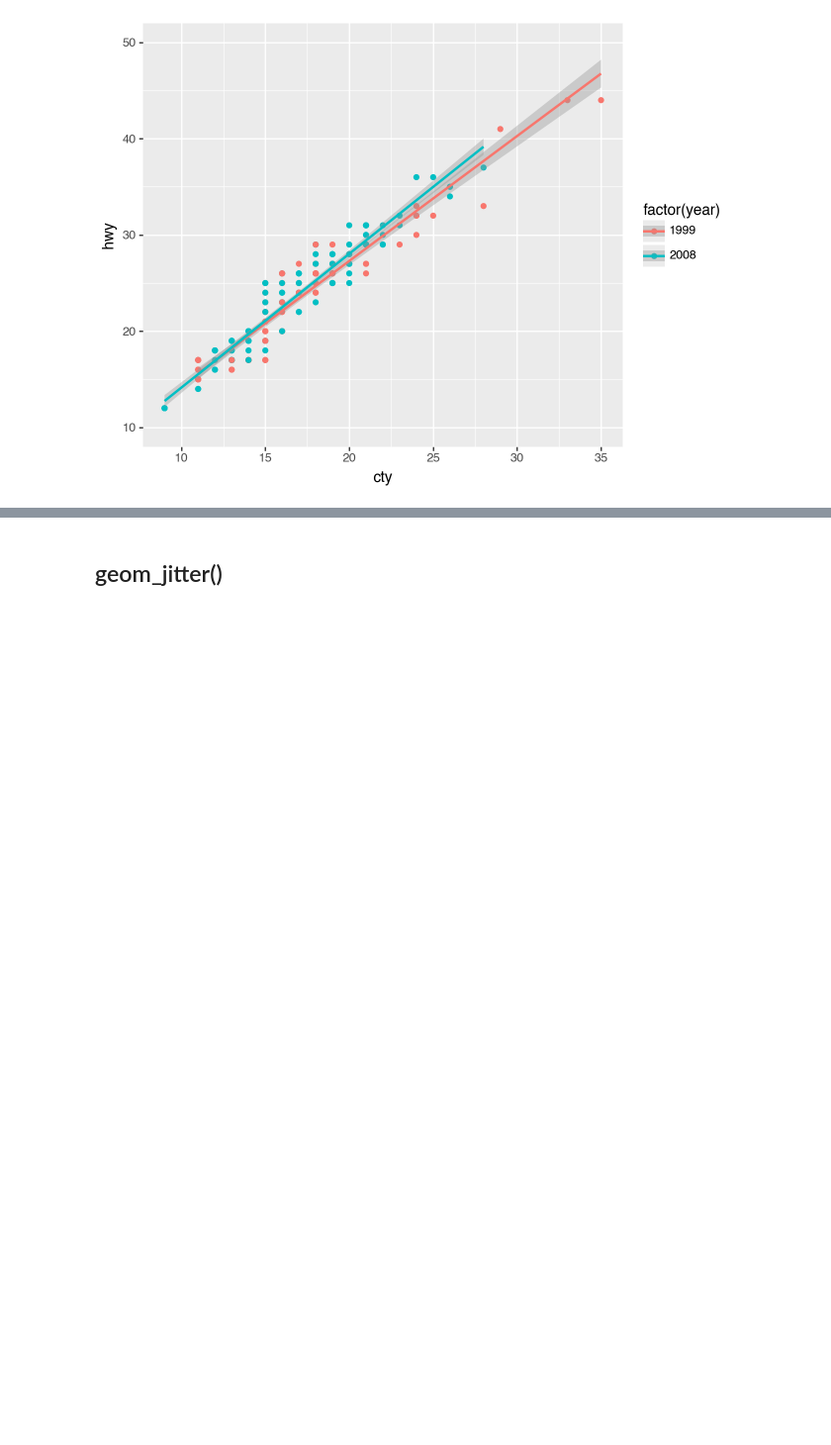
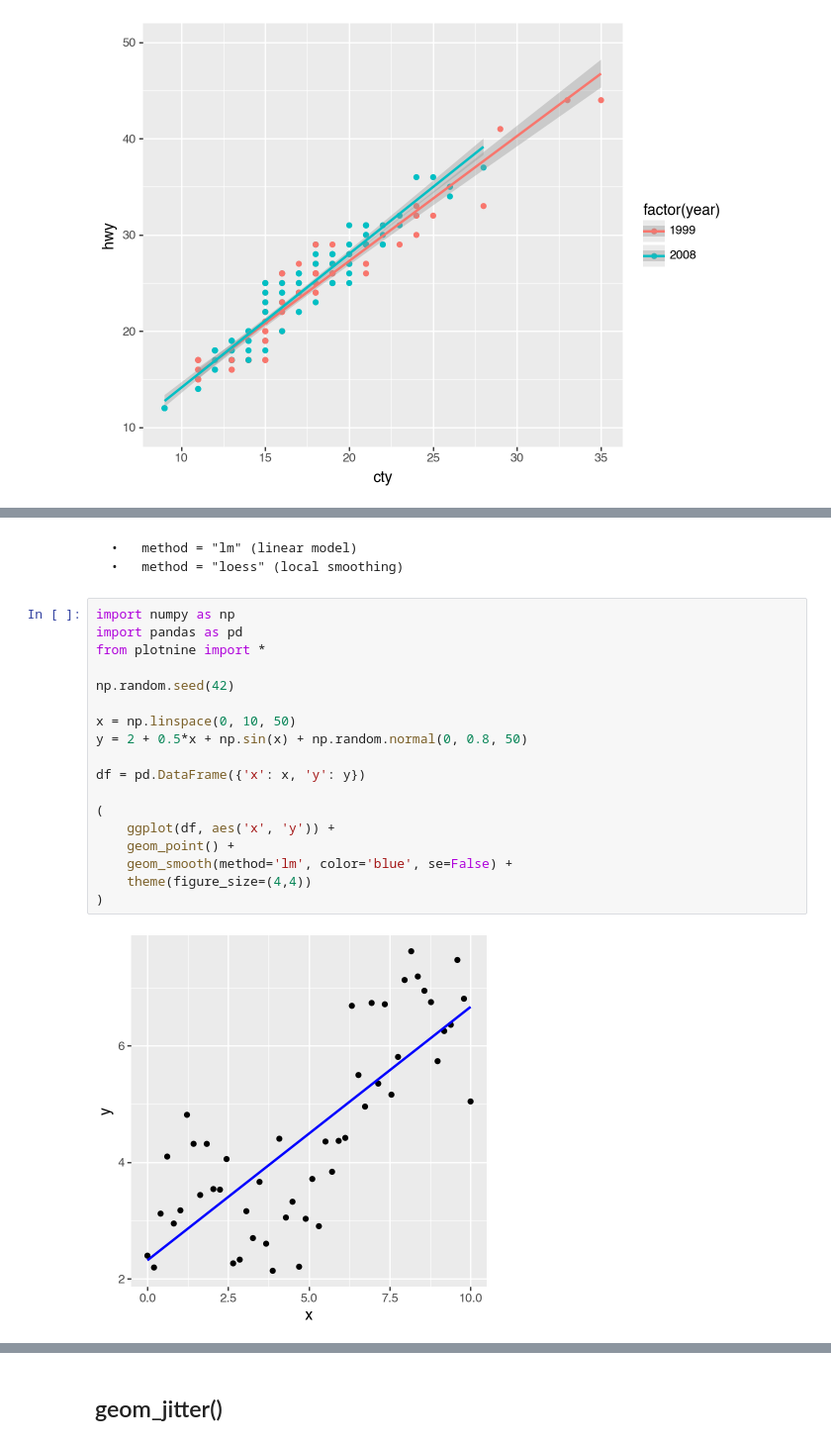
Before and after one commit to ulasuregen/Data-Analysis-and-Visualization-in-Python, a Jupyter notebook: Exercises/generalNotes.ipynb, the cells around one changed output, grey strips where cells are left out. Shown at 99% size. Saved outputs shown, nothing was run; the diff lists cells and outputs as text; blank space fills up the shorter version.

```diff
--- a/Exercises/generalNotes.ipynb
+++ b/Exercises/generalNotes.ipynb
@@ -406,0 +424,23 @@ df['year'] = df['year'].astype('category')
+# %% [markdown]
+	•	method = "lm" (linear model)
+	•	method = "loess" (local smoothing)
+# %%
+import numpy as np
+import pandas as pd
+from plotnine import *
+
+np.random.seed(42)
+
+x = np.linspace(0, 10, 50)
+y = 2 + 0.5*x + np.sin(x) + np.random.normal(0, 0.8, 50)
+
+df = pd.DataFrame({'x': x, 'y': y})
+
+(
+    ggplot(df, aes('x', 'y')) +
+    geom_point() +
+    geom_smooth(method='lm', color='blue', se=False) +
+    theme(figure_size=(4,4))
+)
+# %% [output]
+[figure, added]
```
Also changed, not shown: parts of 2 cells of this notebook.
